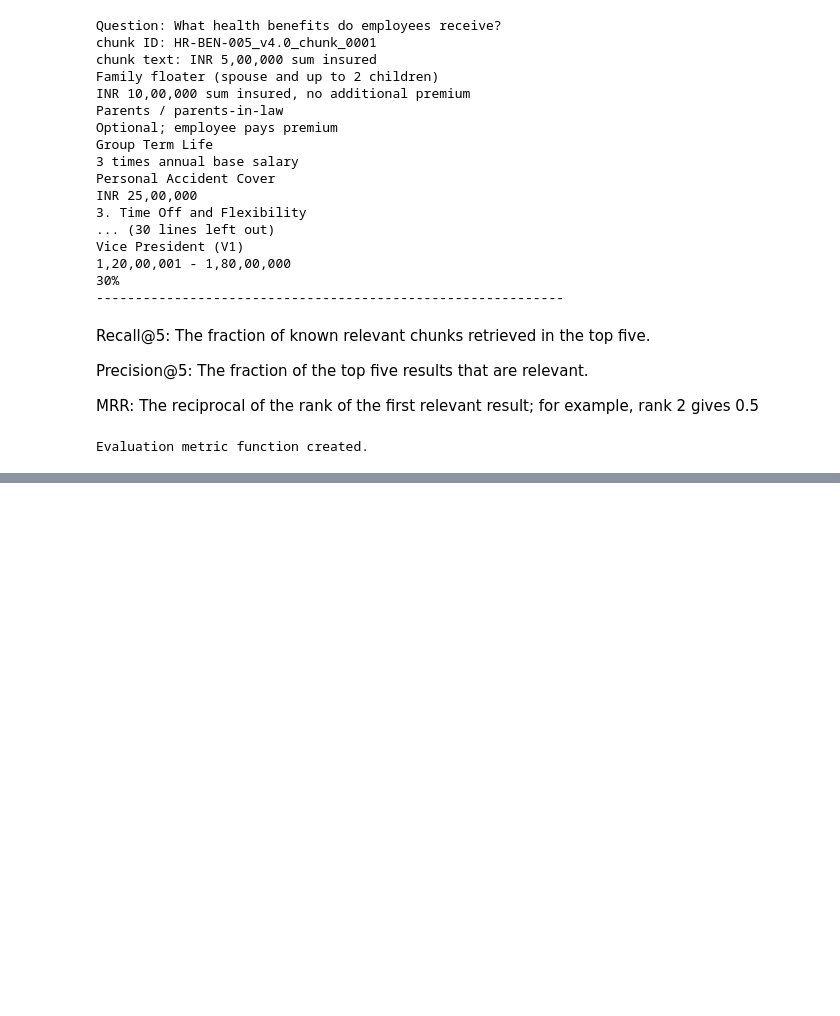
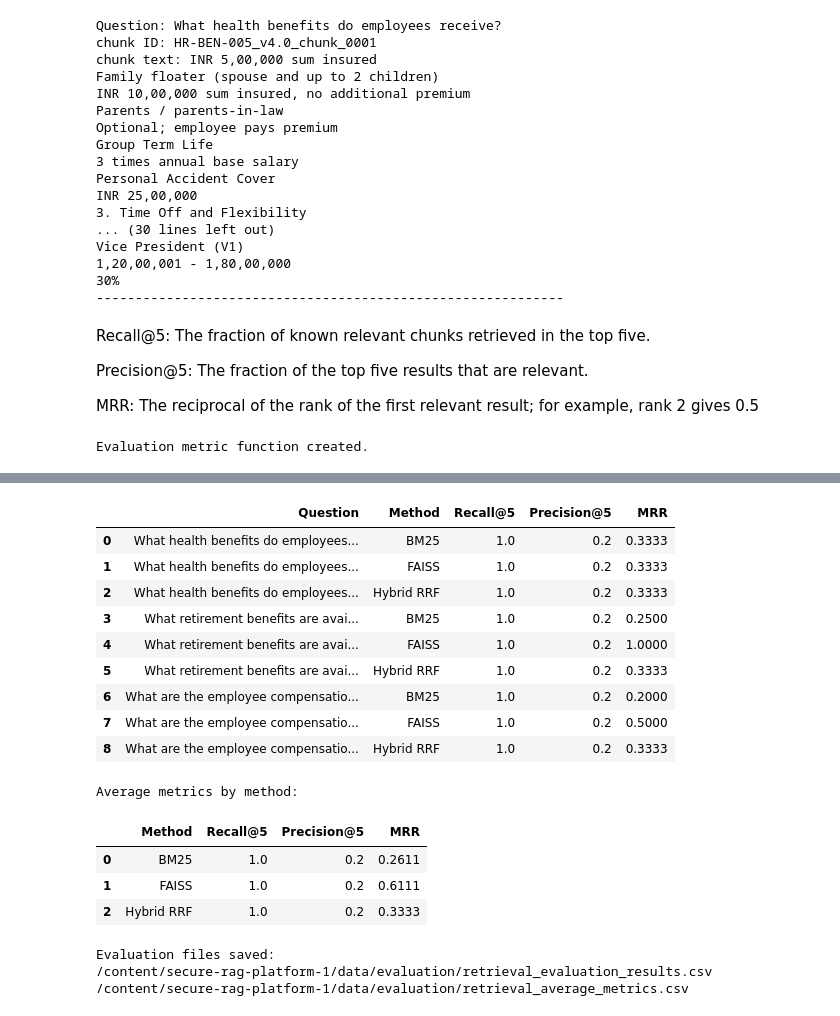
Before and after one commit to Adityasrivastava3000/secure-rag-platform-1, a Jupyter notebook: notebooks/02_embeddings_vector_store.ipynb, the cells around one changed output, grey strips where cells are left out. Cells and saved outputs as stored; diff of their text form; code cells hidden in the pictures; blank space fills up the shorter version.

```diff
--- a/notebooks/02_embeddings_vector_store.ipynb
+++ b/notebooks/02_embeddings_vector_store.ipynb
@@ -663,0 +753,72 @@ Total evaluation rows: 9
+# %%
+import pandas as pd
+
+# Run evaluation using the reusable function
+evaluation_results = evaluate_retrieval(evaluation_data, top_k=5)
+
+# Convert results into a DataFrame
+all_results = []
+
+for result in evaluation_results:
+    for method, metrics in result["Metrics"].items():
+        all_results.append({
+            "Question": result["Question"],
+            "Method": method,
+            **metrics
+        })
+
+results_df = pd.DataFrame(all_results)
+
+# Display results for each question and retrieval method
+display(results_df.round(4))
+
+# Calculate average metrics for each retrieval method
+print("\nAverage metrics by method:")
+
+average_metrics = (
+    results_df.groupby("Method")[
+        ["Recall@5", "Precision@5", "MRR"]
+    ]
+    .mean()
+    .reset_index()
+)
+
+display(average_metrics.round(4))
+# %% [output]
+|  | Question | Method | Recall@5 | Precision@5 | MRR |
+| 0 | What health benefits do employees... | BM25 | 1.0 | 0.2 | 0.3333 |
+| 1 | What health benefits do employees... | FAISS | 1.0 | 0.2 | 0.3333 |
+| 2 | What health benefits do employees... | Hybrid RRF | 1.0 | 0.2 | 0.3333 |
+| 3 | What retirement benefits are avai... | BM25 | 1.0 | 0.2 | 0.2500 |
+| 4 | What retirement benefits are avai... | FAISS | 1.0 | 0.2 | 1.0000 |
+| 5 | What retirement benefits are avai... | Hybrid RRF | 1.0 | 0.2 | 0.3333 |
+| 6 | What are the employee compensatio... | BM25 | 1.0 | 0.2 | 0.2000 |
+| 7 | What are the employee compensatio... | FAISS | 1.0 | 0.2 | 0.5000 |
+| 8 | What are the employee compensatio... | Hybrid RRF | 1.0 | 0.2 | 0.3333 |
+Average metrics by method:
+|  | Method | Recall@5 | Precision@5 | MRR |
+| 0 | BM25 | 1.0 | 0.2 | 0.2611 |
+| 1 | FAISS | 1.0 | 0.2 | 0.6111 |
+| 2 | Hybrid RRF | 1.0 | 0.2 | 0.3333 |
+# %%
+# Save evaluation results
+OUTPUT_DIR = PROJECT_DIR / "data" / "evaluation"
+OUTPUT_DIR.mkdir(parents=True, exist_ok=True)
+
+results_df.to_csv(
+    OUTPUT_DIR / "retrieval_evaluation_results.csv",
+    index=False
+)
+
+average_metrics.to_csv(
+    OUTPUT_DIR / "retrieval_average_metrics.csv",
+    index=False
+)
+
+print("Evaluation files saved:")
+print(OUTPUT_DIR / "retrieval_evaluation_results.csv")
+print(OUTPUT_DIR / "retrieval_average_metrics.csv")
+# %% [output]
+Evaluation files saved:
+/content/secure-rag-platform-1/data/evaluation/retrieval_evaluation_results.csv
+/content/secure-rag-platform-1/data/evaluation/retrieval_average_metrics.csv
```
Also changed, not shown: parts of 27 cells of this notebook.
